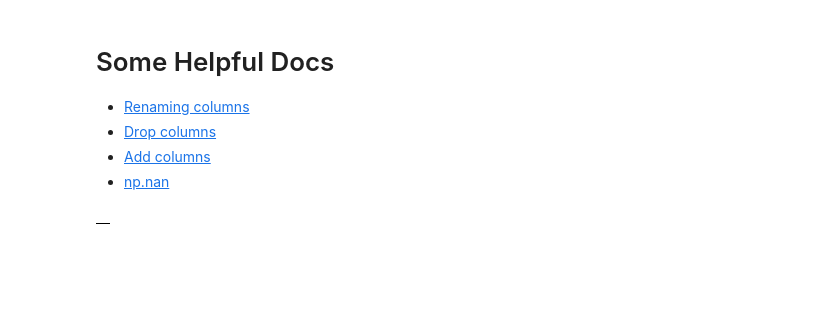
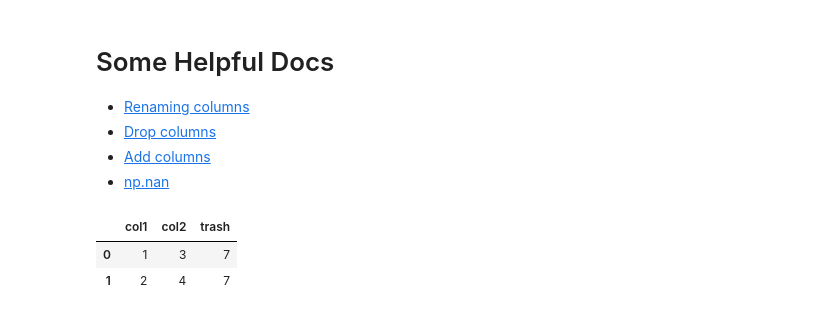
Before and after one commit to jasminedevv/DS1.1-Jupyter, a Jupyter notebook: notebooks/Summer Academy Data Cleaning.ipynb, the cells around one changed output. Drawn from its saved outputs; the diff is of its cells as text; code cells hidden in the pictures; blank space fills up the shorter version.

Commit message:
SA_normalizer() working

```diff
--- a/notebooks/Summer Academy Data Cleaning.ipynb
+++ b/notebooks/Summer Academy Data Cleaning.ipynb
@@ -175,7 +175,7 @@ new_ds_set[1]
 - [np.nan](https://www.numpy.org/devdocs/reference/constants.html#numpy.NAN)
 # %%
 from functools import reduce
-# concatenates all the dfs in new_df_set
+import numpy as np
 
 def SA_normalizer(df, cols_list, new_names):
     """takes a dataframe, renames colums, drops columns it doesn't need, and adds NaN filled ones.
@@ -190,23 +190,23 @@ def SA_normalizer(df, cols_list, new_names):
     TODO: make more generic by adding arguments corresponding to the exact columns you want
     """
     # rename columns
-
+    df.rename(new_names)
     # remove unnecessary columns
-
-    # adds nonexistent columns
-
-def normalize_dfs(dfs, normalize):
-    """takes a list of dataframes, applies the normalizer to each one and then concats them all into a big dataframe"""
-    big_df = pd.DataFrame()
-    for df in dfs:
-        df = normalize(df)
-        pd.concat([df, big_df])
-    return big_df
-
-
-# mother_df = reduce((lambda self, target: pd.concat(self,target)), new_ds_set)
-mother_df = concat_list_of_dfs(new_ds_set)
-type(new_ds_set)
-mother_df
+    for col in df.columns:
+        # drop the column if it wasn't renamed
+        if col not in new_names.values():
+            df.drop(columns=col)
+    # add nonexistent columns
+    for col in cols_list:
+        if col not in df.columns:
+            df[col] = np.NaN
+    return df
-# %% [output]
-|  |
+# %%
+test_df = pd.DataFrame({'col1': [1, 2], 'col2': [3, 4], 'trash': [7,7]})
+test_df
+cols_list = ['col1', 'col2', 'col3']
+new_n
+# %% [output]
+|  | col1 | col2 | trash |
+| 0 | 1 | 3 | 7 |
+| 1 | 2 | 4 | 7 |
```
Also changed, not shown: parts of 1 cell of this notebook.
